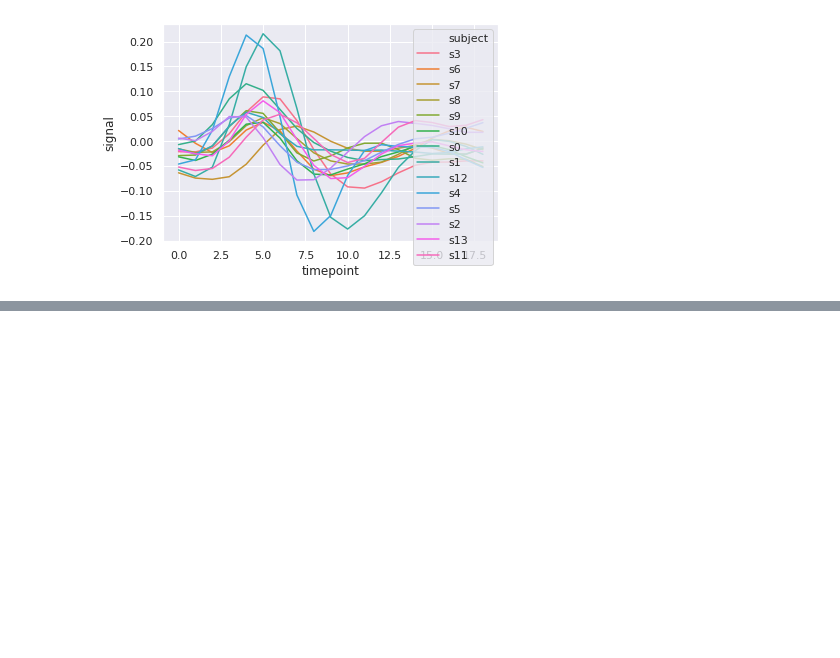
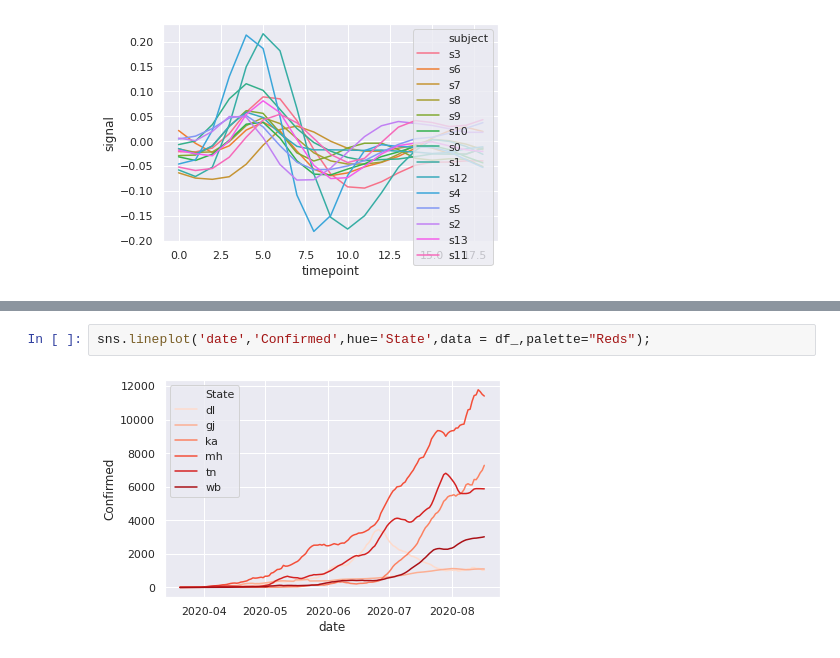
Before and after one commit to swami-gait/Foundations_of_datascience, a Jupyter notebook: FDS_WK12_DataViz.ipynb, the cells around one changed output, grey strips where cells are left out. Drawn from its saved outputs; the diff is of its cells as text; blank space fills up the shorter version.

```diff
--- a/FDS_WK12_DataViz.ipynb
+++ b/FDS_WK12_DataViz.ipynb
@@ -606,0 +652,4 @@ sns.lineplot('timepoint','signal',data=f_,hue='subject',estimator=None);
+# %%
+sns.lineplot('date','Confirmed',hue='State',data = df_,palette="Reds");
+# %% [output]
+[figure, added]
```
Also changed, not shown: parts of 43 cells of this notebook.
